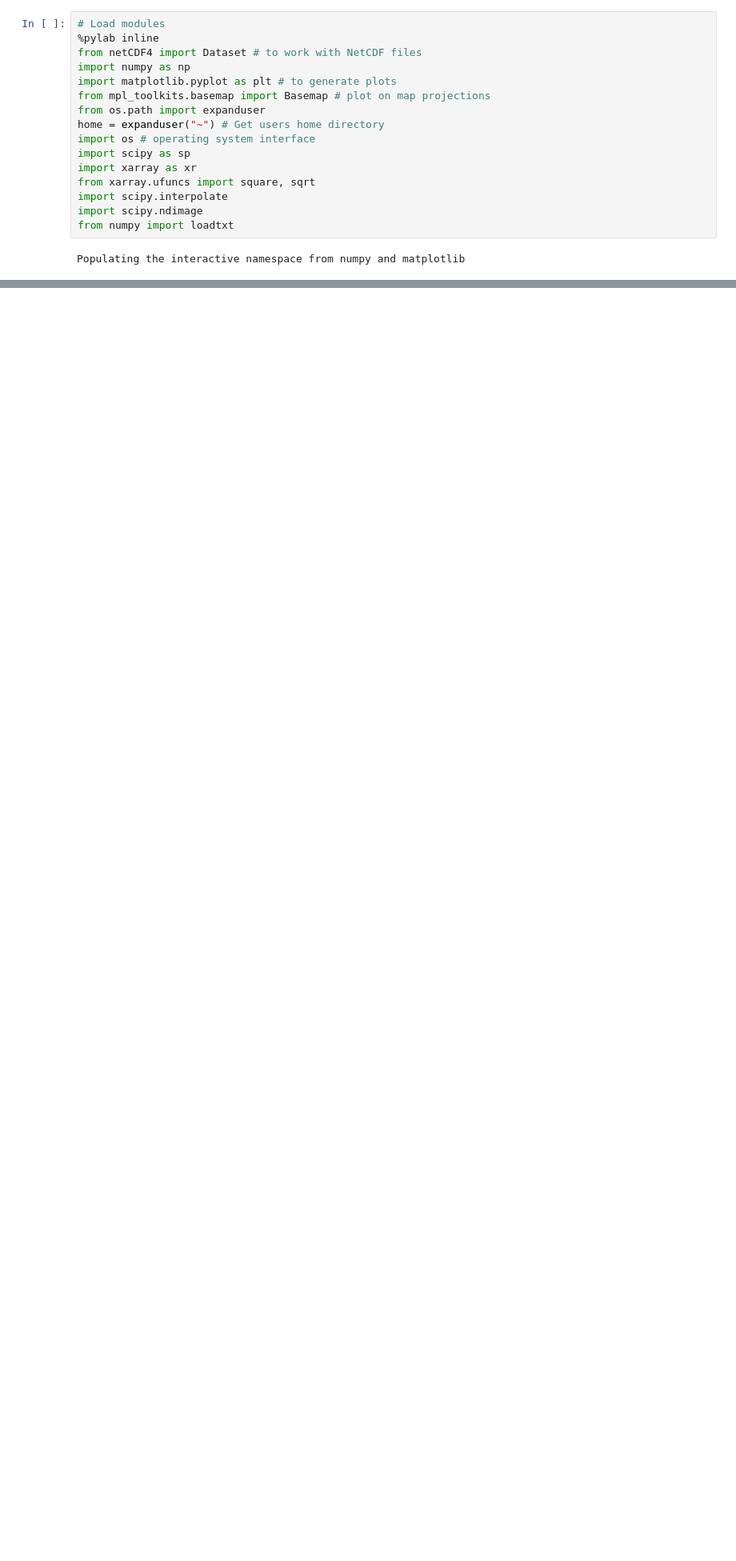
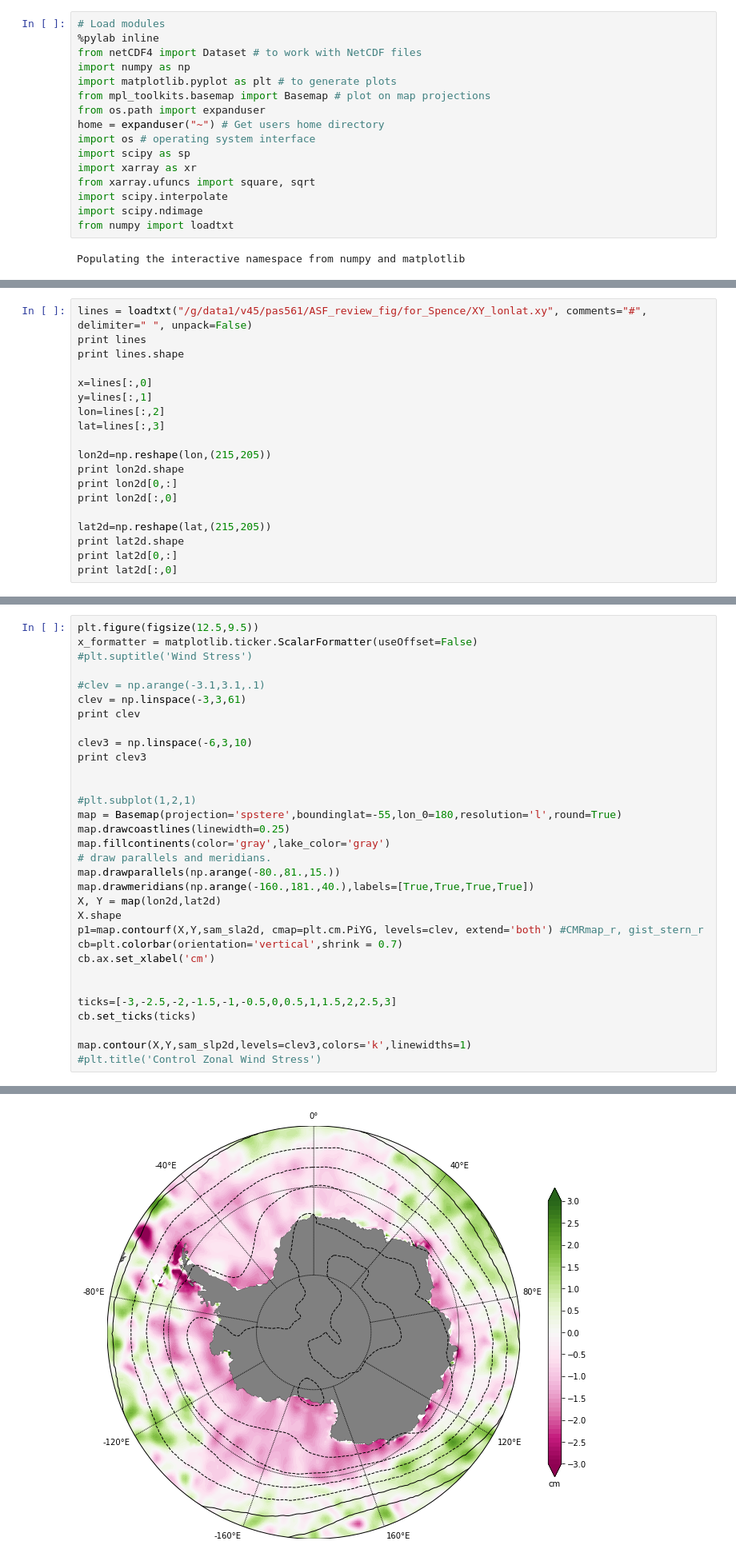
Before and after one commit to PaulSpence/pre21_notebooks, a Jupyter notebook: ASF_Review_Fig.ipynb, the cells around one changed output, grey strips where cells are left out. Shown at 80% size. Saved outputs shown, nothing was run; the diff lists cells and outputs as text; blank space fills up the shorter version.

```diff
--- a/ASF_Review_Fig.ipynb
+++ b/ASF_Review_Fig.ipynb
@@ -167,0 +143,19 @@ IndexError: too many indices for array
+# %%
+lines = loadtxt("/g/data1/v45/pas561/ASF_review_fig/for_Spence/XY_lonlat.xy", comments="#", delimiter=" ", unpack=False)
+print lines
+print lines.shape
+
+x=lines[:,0]
+y=lines[:,1]
+lon=lines[:,2]
+lat=lines[:,3]
+
+lon2d=np.reshape(lon,(215,205))
+print lon2d.shape
+print lon2d[0,:]
+print lon2d[:,0]
+
+lat2d=np.reshape(lat,(215,205))
+print lat2d.shape
+print lat2d[0,:]
+print lat2d[:,0]
@@ -167,0 +209,33 @@ IndexError: too many indices for array
+# %%
+plt.figure(figsize(12.5,9.5))
+x_formatter = matplotlib.ticker.ScalarFormatter(useOffset=False)
+#plt.suptitle('Wind Stress')
+
+#clev = np.arange(-3.1,3.1,.1)
+clev = np.linspace(-3,3,61)
+print clev
+
+clev3 = np.linspace(-6,3,10)
+print clev3
+
+
+#plt.subplot(1,2,1)
+map = Basemap(projection='spstere',boundinglat=-55,lon_0=180,resolution='l',round=True)
+map.drawcoastlines(linewidth=0.25)
+map.fillcontinents(color='gray',lake_color='gray')
+# draw parallels and meridians.
+map.drawparallels(np.arange(-80.,81.,15.))
+map.drawmeridians(np.arange(-160.,181.,40.),labels=[True,True,True,True])
+X, Y = map(lon2d,lat2d)
+X.shape
+p1=map.contourf(X,Y,sam_sla2d, cmap=plt.cm.PiYG, levels=clev, extend='both') #CMRmap_r, gist_stern_r
+cb=plt.colorbar(orientation='vertical',shrink = 0.7)
+cb.ax.set_xlabel('cm')
+
+
+ticks=[-3,-2.5,-2,-1.5,-1,-0.5,0,0.5,1,1.5,2,2.5,3]
+cb.set_ticks(ticks)
+
+map.contour(X,Y,sam_slp2d,levels=clev3,colors='k',linewidths=1)
+#plt.title('Control Zonal Wind Stress')
+# %% [output]
@@ -167,0 +249 @@ IndexError: too many indices for array
+[figure, added]
```
Also changed, not shown: parts of 49 cells of this notebook.
